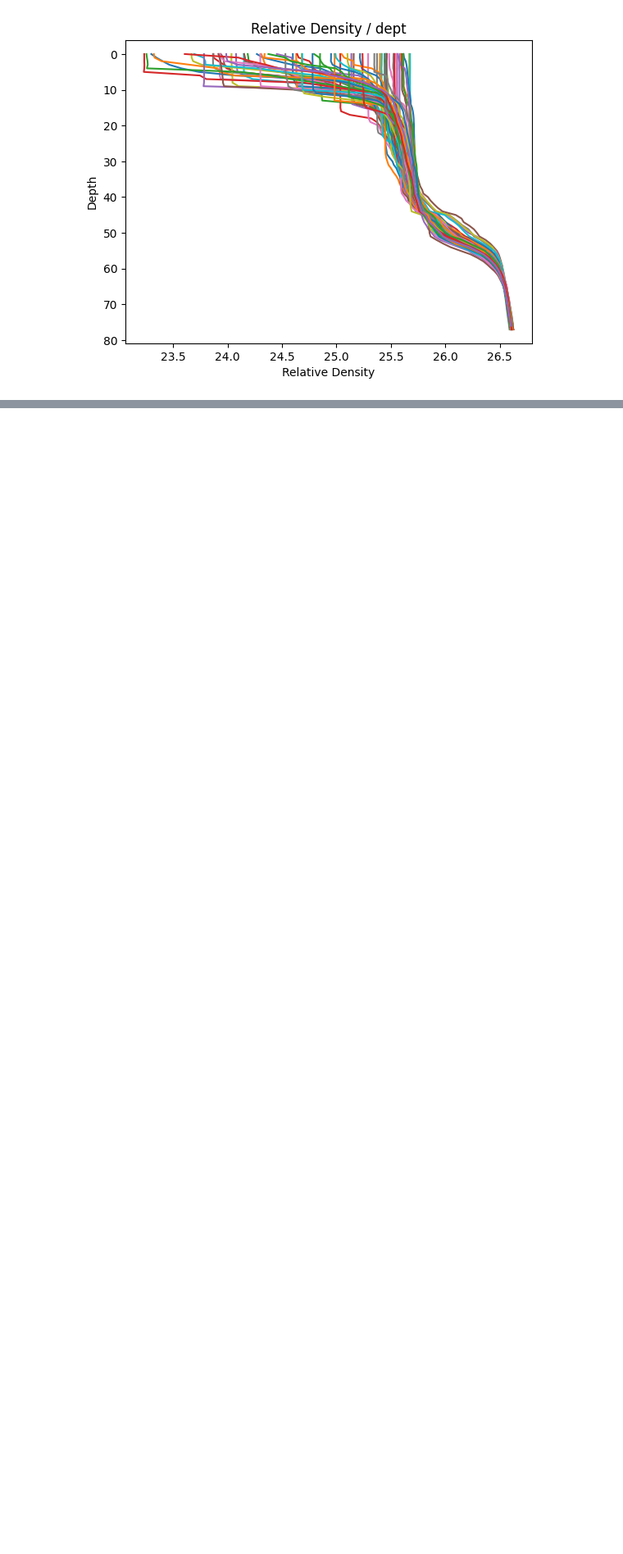
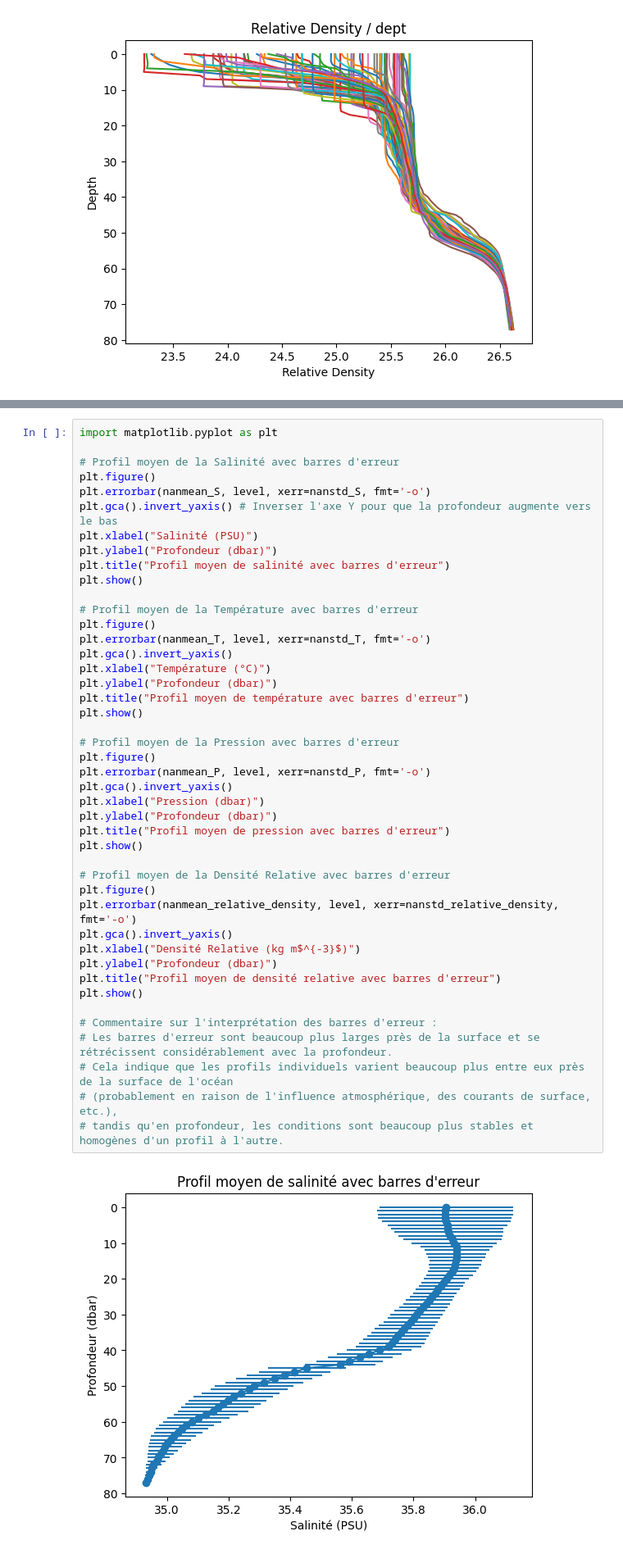
Before and after one commit to Rouliiane/2026_Intro_Python, a Jupyter notebook: part-I/1.3-numpy-exercises.ipynb, the cells around one changed output, grey strips where cells are left out. Shown at 82% size. Drawn from its saved outputs; the diff is of its cells as text; blank space fills up the shorter version.

```diff
--- a/part-I/1.3-numpy-exercises.ipynb
+++ b/part-I/1.3-numpy-exercises.ipynb
@@ -1046,0 +1043,46 @@ near the surface compared with at depth.
+# %%
+import matplotlib.pyplot as plt
+
+# Profil moyen de la Salinité avec barres d'erreur
+plt.figure()
+plt.errorbar(nanmean_S, level, xerr=nanstd_S, fmt='-o')
+plt.gca().invert_yaxis() # Inverser l'axe Y pour que la profondeur augmente vers le bas
+plt.xlabel("Salinité (PSU)")
+plt.ylabel("Profondeur (dbar)")
+plt.title("Profil moyen de salinité avec barres d'erreur")
+plt.show()
+
+# Profil moyen de la Température avec barres d'erreur
+plt.figure()
+plt.errorbar(nanmean_T, level, xerr=nanstd_T, fmt='-o')
+plt.gca().invert_yaxis()
+plt.xlabel("Température (°C)")
+plt.ylabel("Profondeur (dbar)")
+plt.title("Profil moyen de température avec barres d'erreur")
+plt.show()
+
+# Profil moyen de la Pression avec barres d'erreur
+plt.figure()
+plt.errorbar(nanmean_P, level, xerr=nanstd_P, fmt='-o')
+plt.gca().invert_yaxis()
+plt.xlabel("Pression (dbar)")
+plt.ylabel("Profondeur (dbar)")
+plt.title("Profil moyen de pression avec barres d'erreur")
+plt.show()
+
+# Profil moyen de la Densité Relative avec barres d'erreur
+plt.figure()
+plt.errorbar(nanmean_relative_density, level, xerr=nanstd_relative_density, fmt='-o')
+plt.gca().invert_yaxis()
+plt.xlabel("Densité Relative (kg m$^{-3}$)")
+plt.ylabel("Profondeur (dbar)")
+plt.title("Profil moyen de densité relative avec barres d'erreur")
+plt.show()
+
+# Commentaire sur l'interprétation des barres d'erreur :
+# Les barres d'erreur sont beaucoup plus larges près de la surface et se rétrécissent considérablement avec la profondeur.
+# Cela indique que les profils individuels varient beaucoup plus entre eux près de la surface de l'océan
+# (probablement en raison de l'influence atmosphérique, des courants de surface, etc.),
+# tandis qu'en profondeur, les conditions sont beaucoup plus stables et homogènes d'un profil à l'autre.
+# %% [output]
+[figure, added]
```
Also changed, not shown: parts of 4 cells of this notebook.
